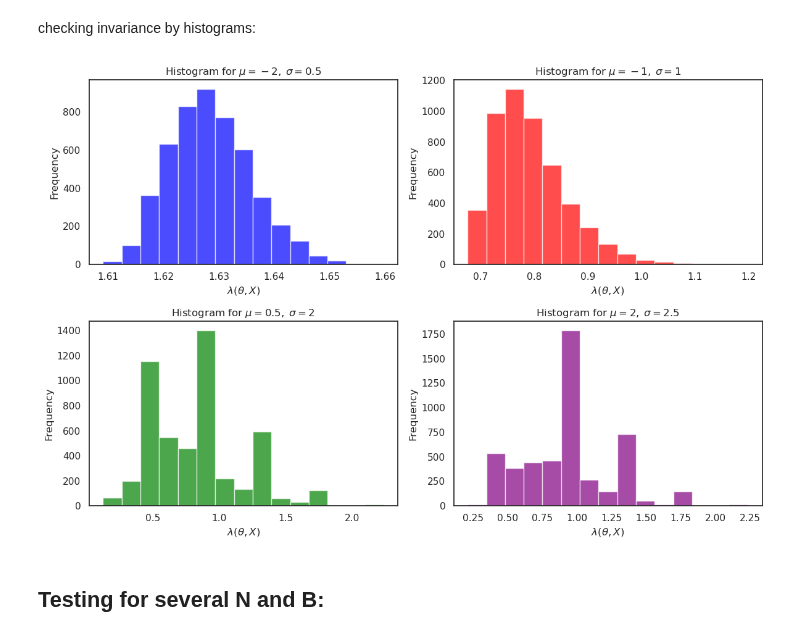
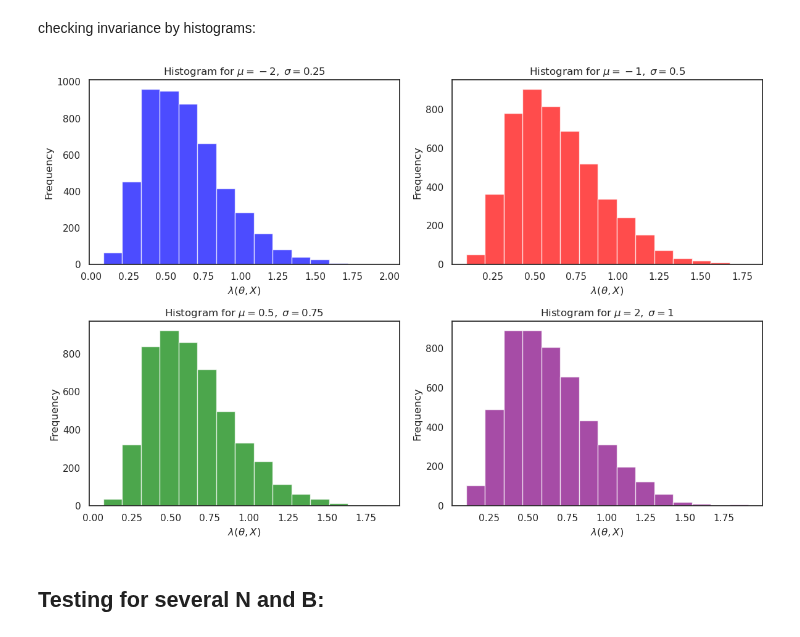
Before and after one commit to Monoxido45/CSI, a Jupyter notebook: experiments/ks_lognormal.ipynb, the cells around one changed output. Cells and saved outputs as stored; diff of their text form; code cells hidden in the pictures.

```diff
--- a/experiments/ks_lognormal.ipynb
+++ b/experiments/ks_lognormal.ipynb
@@ -97,7 +97,7 @@ def sim_lognormal(mu, sigma, n, rng):
 
     X = rng.lognormal(mean = mu, sigma = sigma, size = n)
 
-    theoretical = np.sort(stats.lognorm.cdf(X, loc = mu, s = sigma))
+    theoretical = np.sort(stats.lognorm.cdf(X, scale = np.exp(mu), s = sigma))
     empirical = stats.ecdf(X)
 
     lambda_stat =  np.sqrt(n) * np.max(np.abs(theoretical - empirical.cdf.probabilities))
@@ -107,7 +107,7 @@ def sim_lognormal(mu, sigma, n, rng):
 
 # randomly sampling from gamma
 def sample_lognormal(n, N, rng):
-    thetas = np.c_[rng.uniform(-2.5, 2.5, n), rng.uniform(0.25, 2.5, n)]
+    thetas = np.c_[rng.uniform(-2.5, 2.5, n), rng.uniform(0.15, 1, n)]
     lambdas = np.zeros(n)
     i = 0
     for mu, sigma in thetas:
@@ -124,7 +124,7 @@ def naive(alpha, rng, B=1000, N=100, seed=250, naive_n=100):
     np.random.seed(seed)
     n_grid = round(np.sqrt(B / naive_n))
     a_s = np.linspace(-2.4999, 2.4999, n_grid)
-    b_s = np.linspace(0.25001, 2.4999, n_grid)
+    b_s = np.linspace(0.15001, 0.9999, n_grid)
 
     quantiles = {}
     for mu, sigma in itertools.product(a_s, b_s):
@@ -163,38 +163,38 @@ checking invariance by histograms:
 # %%
 rng = np.random.default_rng(145)
 
 sns.set(style="white", font_scale=1)
 # plotting histograms
 fig, axs = plt.subplots(2, 2, figsize=(12, 8))
 
-lambdas_1 = sim_lambda(mu = -2, sigma = 0.5, rng = rng, N = 5, B = 5000)
+lambdas_1 = sim_lambda(mu = -2, sigma = 0.25, rng = rng, N = 5, B = 5000)
 axs[0, 0].hist(lambdas_1, bins=15, color="blue", alpha=0.7)
-axs[0, 0].set_title(r"Histogram for $\mu = -2, \; \sigma = 0.5$")
+axs[0, 0].set_title(r"Histogram for $\mu = -2, \; \sigma = 0.25$")
 axs[0, 0].set_xlabel(r"$\lambda(\theta, X)$")
 axs[0, 0].set_ylabel("Frequency")
 
-lambdas_2 = sim_lambda(mu = -1, sigma = 1, rng = rng, N = 5, B = 5000)
+lambdas_2 = sim_lambda(mu = -1, sigma = 0.5, rng = rng, N = 5, B = 5000)
 axs[0, 1].hist(lambdas_2, bins=15, color="red", alpha=0.7)
-axs[0, 1].set_title(r"Histogram for $\mu = -1, \; \sigma = 1$")
+axs[0, 1].set_title(r"Histogram for $\mu = -1, \; \sigma = 0.5$")
 axs[0, 1].set_xlabel(r"$\lambda(\theta, X)$")
 axs[0, 1].set_ylabel("Frequency")
 
-lambdas_3 = sim_lambda(mu = 0.5, sigma = 2, rng = rng, N = 5, B = 5000)
+lambdas_3 = sim_lambda(mu = 0.5, sigma = 0.75, rng = rng, N = 5, B = 5000)
 axs[1, 0].hist(lambdas_3, bins=15, color="green", alpha=0.7)
-axs[1, 0].set_title(r"Histogram for $\mu = 0.5, \; \sigma = 2$")
+axs[1, 0].set_title(r"Histogram for $\mu = 0.5, \; \sigma = 0.75$")
 axs[1, 0].set_xlabel(r"$\lambda(\theta, X)$")
 axs[1, 0].set_ylabel("Frequency")
 
-lambdas_4 = sim_lambda(mu = 2, sigma = 2.5, rng = rng, N = 5, B = 5000)
+lambdas_4 = sim_lambda(mu = 2, sigma = 1, rng = rng, N = 5, B = 5000)
 axs[1, 1].hist(lambdas_4, bins=15, color="purple", alpha=0.7)
-axs[1, 1].set_title(r"Histogram for $\mu = 2, \; \sigma = 2.5$")
+axs[1, 1].set_title(r"Histogram for $\mu = 2, \; \sigma = 1$")
 axs[1, 1].set_xlabel(r"$\lambda(\theta, X)$")
 axs[1, 1].set_ylabel("Frequency")
 
 plt.tight_layout()
 plt.show()
 # %% [output]
-[figure, old version]
+[figure, new version]
 # %% [markdown]
 ## Testing for several N and B:
 # %%
```
Also changed, not shown: parts of 3 cells of this notebook, 2 other files.
